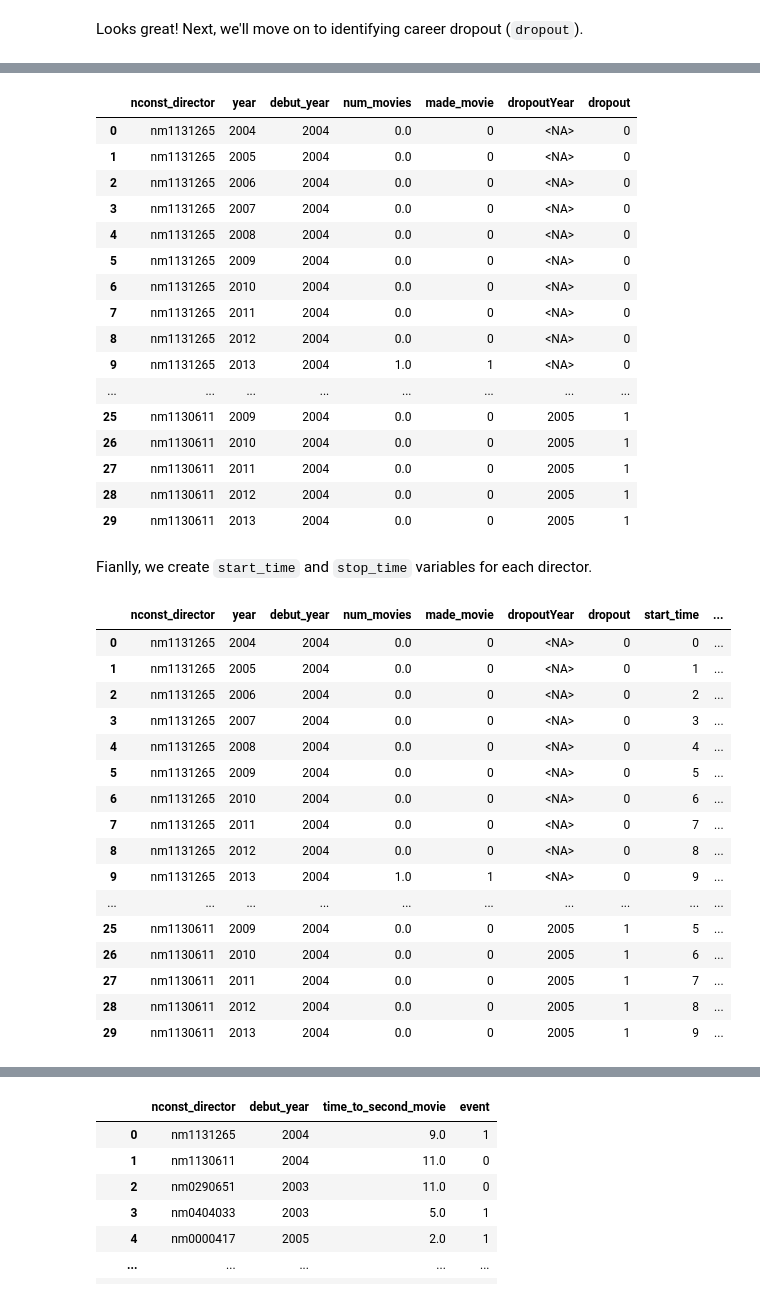
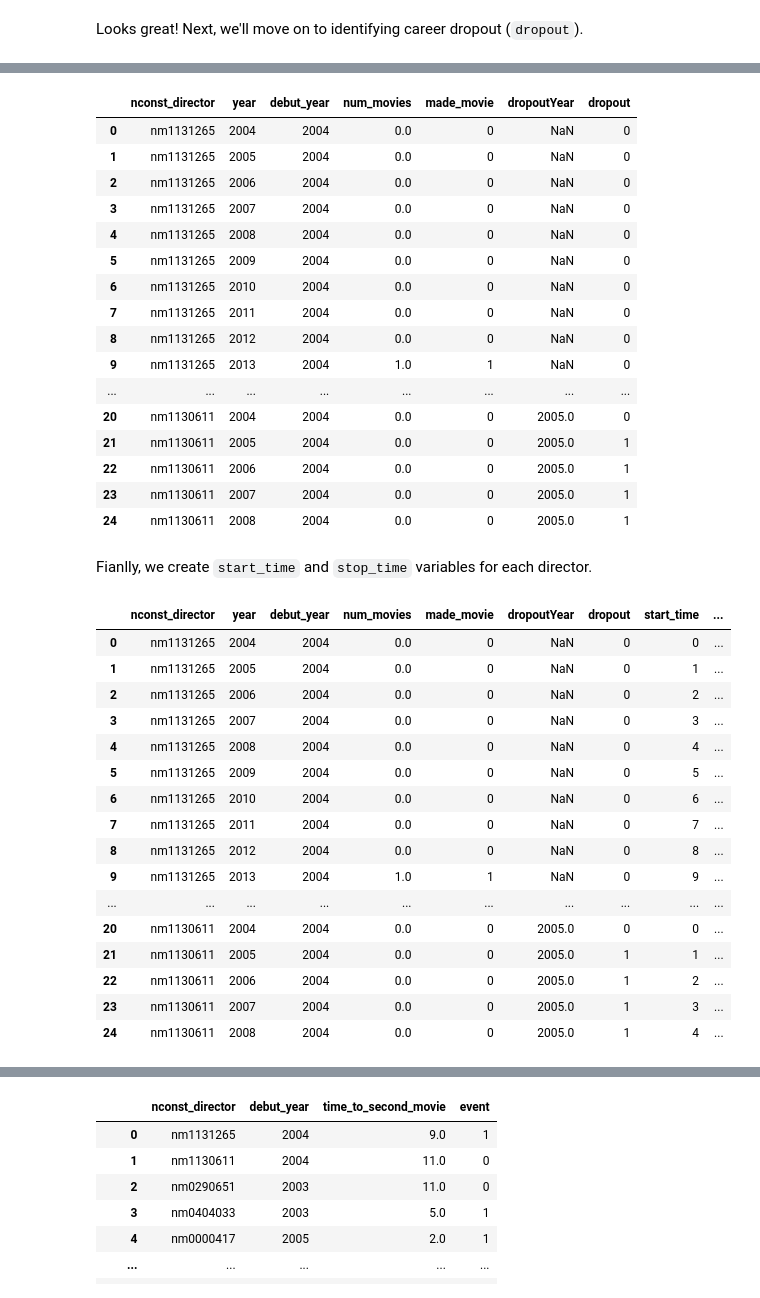
Before and after one commit to nhunguyen0901/SocialNetworks_CareerLongevity, a Jupyter notebook: Phase_4_Building_Time_Series_Data.ipynb, the cells around one changed output, grey strips where cells are left out. Cells and saved outputs as stored; diff of their text form; code cells hidden in the pictures.

```diff
--- a/Phase_4_Building_Time_Series_Data.ipynb
+++ b/Phase_4_Building_Time_Series_Data.ipynb
@@ -203,14 +202,16 @@ Looks great! Next, we'll move on to identifying career dropout (`dropout`).
 # Group by director ID and identify the latest year of movie release to determine the last active year for each director.
 last_movie_year = directors_full_filmography.groupby('nconst')['startYear'].max().reset_index()
 
-# Identify directors who haven't made any movies between 2013 and 2023, who are considered to have potentially dropped out
-dropout_directors = last_movie_year[last_movie_year['startYear'] < 2013].copy()
+# Identify directors who haven't made any movies in the last 10 years (between 2014 and 2023)
+# These people are considered to have potentially dropped out
+dropout_directors = last_movie_year[last_movie_year['startYear'] < 2014].copy()
 
 # Set 'dropoutYear' as the year following their last movie release, marking when they might have left the industry.
 dropout_directors['dropoutYear'] = dropout_directors['startYear'] + 1
 
-# For directors active after 2013, set 'dropoutYear' as NA, indicating they haven't dropped out within the study period.
-active_directors = last_movie_year[last_movie_year['startYear'] >= 2013].copy()
+# Directors who made a movie in 2014 or later are considered still active
+# set 'dropoutYear' as NA, indicating they haven't dropped out within the study period
+active_directors = last_movie_year[last_movie_year['startYear'] >= 2014].copy()
 active_directors['dropoutYear'] = pd.NA
 
 # Combine the dataframes to get a complete view of all directors' potential dropout years.
@@ -244,28 +245,29 @@ directors_years.drop(columns='nconst', inplace=True)
 directors_years['dropout'] = 0
 
 # Update 'dropout' to 1 for years equal to or beyond the 'dropoutYear', marking it as the potential dropout event.
+directors_years['dropoutYear'] = pd.to_numeric(directors_years['dropoutYear'], errors='coerce')  # Coerce errors will convert non-numeric to NaN
 directors_years['dropout'] = ((directors_years['year'] >= directors_years['dropoutYear'].fillna(9999)).astype(int))
 # %%
 # Display the first few rows
-directors_years.head(30)
+directors_years.head(25)
 # %% [output]
 |  | nconst_director | year | debut_year | num_movies | made_movie | dropoutYear | dropout |
-| 0 | nm1131265 | 2004 | 2004 | 0.0 | 0 | <NA> | 0 |
-| 1 | nm1131265 | 2005 | 2004 | 0.0 | 0 | <NA> | 0 |
-| 2 | nm1131265 | 2006 | 2004 | 0.0 | 0 | <NA> | 0 |
-| 3 | nm1131265 | 2007 | 2004 | 0.0 | 0 | <NA> | 0 |
-| 4 | nm1131265 | 2008 | 2004 | 0.0 | 0 | <NA> | 0 |
-| 5 | nm1131265 | 2009 | 2004 | 0.0 | 0 | <NA> | 0 |
-| 6 | nm1131265 | 2010 | 2004 | 0.0 | 0 | <NA> | 0 |
-| 7 | nm1131265 | 2011 | 2004 | 0.0 | 0 | <NA> | 0 |
-| 8 | nm1131265 | 2012 | 2004 | 0.0 | 0 | <NA> | 0 |
-| 9 | nm1131265 | 2013 | 2004 | 1.0 | 1 | <NA> | 0 |
+| 0 | nm1131265 | 2004 | 2004 | 0.0 | 0 | NaN | 0 |
+| 1 | nm1131265 | 2005 | 2004 | 0.0 | 0 | NaN | 0 |
+| 2 | nm1131265 | 2006 | 2004 | 0.0 | 0 | NaN | 0 |
+| 3 | nm1131265 | 2007 | 2004 | 0.0 | 0 | NaN | 0 |
+| 4 | nm1131265 | 2008 | 2004 | 0.0 | 0 | NaN | 0 |
+| 5 | nm1131265 | 2009 | 2004 | 0.0 | 0 | NaN | 0 |
+| 6 | nm1131265 | 2010 | 2004 | 0.0 | 0 | NaN | 0 |
+| 7 | nm1131265 | 2011 | 2004 | 0.0 | 0 | NaN | 0 |
+| 8 | nm1131265 | 2012 | 2004 | 0.0 | 0 | NaN | 0 |
+| 9 | nm1131265 | 2013 | 2004 | 1.0 | 1 | NaN | 0 |
 | ... | ... | ... | ... | ... | ... | ... | ... |
-| 25 | nm1130611 | 2009 | 2004 | 0.0 | 0 | 2005 | 1 |
-| 26 | nm1130611 | 2010 | 2004 | 0.0 | 0 | 2005 | 1 |
-| 27 | nm1130611 | 2011 | 2004 | 0.0 | 0 | 2005 | 1 |
-| 28 | nm1130611 | 2012 | 2004 | 0.0 | 0 | 2005 | 1 |
-| 29 | nm1130611 | 2013 | 2004 | 0.0 | 0 | 2005 | 1 |
+| 20 | nm1130611 | 2004 | 2004 | 0.0 | 0 | 2005.0 | 0 |
+| 21 | nm1130611 | 2005 | 2004 | 0.0 | 0 | 2005.0 | 1 |
+| 22 | nm1130611 | 2006 | 2004 | 0.0 | 0 | 2005.0 | 1 |
+| 23 | nm1130611 | 2007 | 2004 | 0.0 | 0 | 2005.0 | 1 |
+| 24 | nm1130611 | 2008 | 2004 | 0.0 | 0 | 2005.0 | 1 |
 # %% [markdown]
 Fianlly, we create `start_time` and `stop_time` variables for each director.
 # %%
@@ -273,24 +275,24 @@ Fianlly, we create `start_time` and `stop_time` variables for each director.
 directors_years['start_time'] = directors_years['year'] - directors_years['debut_year']
 directors_years['stop_time'] = directors_years['start_time'] + 1
 # %%
-directors_years.head(30)
+directors_years.head(25)
 # %% [output]
 |  | nconst_director | year | debut_year | num_movies | made_movie | dropoutYear | dropout | start_time | ... |
-| 0 | nm1131265 | 2004 | 2004 | 0.0 | 0 | <NA> | 0 | 0 | ... |
-| 1 | nm1131265 | 2005 | 2004 | 0.0 | 0 | <NA> | 0 | 1 | ... |
-| 2 | nm1131265 | 2006 | 2004 | 0.0 | 0 | <NA> | 0 | 2 | ... |
-| 3 | nm1131265 | 2007 | 2004 | 0.0 | 0 | <NA> | 0 | 3 | ... |
-| 4 | nm1131265 | 2008 | 2004 | 0.0 | 0 | <NA> | 0 | 4 | ... |
-| 5 | nm1131265 | 2009 | 2004 | 0.0 | 0 | <NA> | 0 | 5 | ... |
-| 6 | nm1131265 | 2010 | 2004 | 0.0 | 0 | <NA> | 0 | 6 | ... |
-| 7 | nm1131265 | 2011 | 2004 | 0.0 | 0 | <NA> | 0 | 7 | ... |
-| 8 | nm1131265 | 2012 | 2004 | 0.0 | 0 | <NA> | 0 | 8 | ... |
-| 9 | nm1131265 | 2013 | 2004 | 1.0 | 1 | <NA> | 0 | 9 | ... |
+| 0 | nm1131265 | 2004 | 2004 | 0.0 | 0 | NaN | 0 | 0 | ... |
+| 1 | nm1131265 | 2005 | 2004 | 0.0 | 0 | NaN | 0 | 1 | ... |
+| 2 | nm1131265 | 2006 | 2004 | 0.0 | 0 | NaN | 0 | 2 | ... |
+| 3 | nm1131265 | 2007 | 2004 | 0.0 | 0 | NaN | 0 | 3 | ... |
+| 4 | nm1131265 | 2008 | 2004 | 0.0 | 0 | NaN | 0 | 4 | ... |
+| 5 | nm1131265 | 2009 | 2004 | 0.0 | 0 | NaN | 0 | 5 | ... |
+| 6 | nm1131265 | 2010 | 2004 | 0.0 | 0 | NaN | 0 | 6 | ... |
+| 7 | nm1131265 | 2011 | 2004 | 0.0 | 0 | NaN | 0 | 7 | ... |
+| 8 | nm1131265 | 2012 | 2004 | 0.0 | 0 | NaN | 0 | 8 | ... |
+| 9 | nm1131265 | 2013 | 2004 | 1.0 | 1 | NaN | 0 | 9 | ... |
 | ... | ... | ... | ... | ... | ... | ... | ... | ... | ... |
-| 25 | nm1130611 | 2009 | 2004 | 0.0 | 0 | 2005 | 1 | 5 | ... |
-| 26 | nm1130611 | 2010 | 2004 | 0.0 | 0 | 2005 | 1 | 6 | ... |
-| 27 | nm1130611 | 2011 | 2004 | 0.0 | 0 | 2005 | 1 | 7 | ... |
-| 28 | nm1130611 | 2012 | 2004 | 0.0 | 0 | 2005 | 1 | 8 | ... |
-| 29 | nm1130611 | 2013 | 2004 | 0.0 | 0 | 2005 | 1 | 9 | ... |
+| 20 | nm1130611 | 2004 | 2004 | 0.0 | 0 | 2005.0 | 0 | 0 | ... |
+| 21 | nm1130611 | 2005 | 2004 | 0.0 | 0 | 2005.0 | 1 | 1 | ... |
+| 22 | nm1130611 | 2006 | 2004 | 0.0 | 0 | 2005.0 | 1 | 2 | ... |
+| 23 | nm1130611 | 2007 | 2004 | 0.0 | 0 | 2005.0 | 1 | 3 | ... |
+| 24 | nm1130611 | 2008 | 2004 | 0.0 | 0 | 2005.0 | 1 | 4 | ... |
 # %%
 directors_years.to_csv("directors_years.csv", index=False)
```
Also changed, not shown: parts of 14 cells of this notebook, 2 other files.
